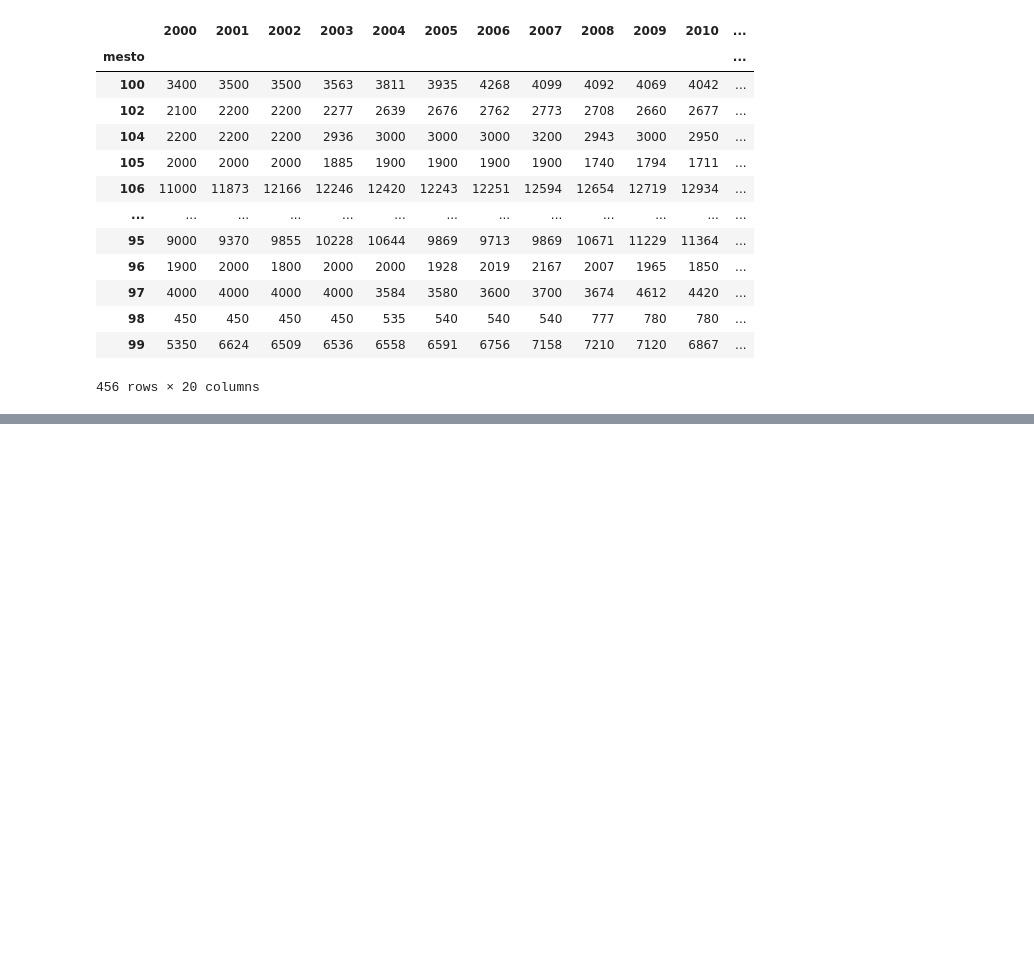
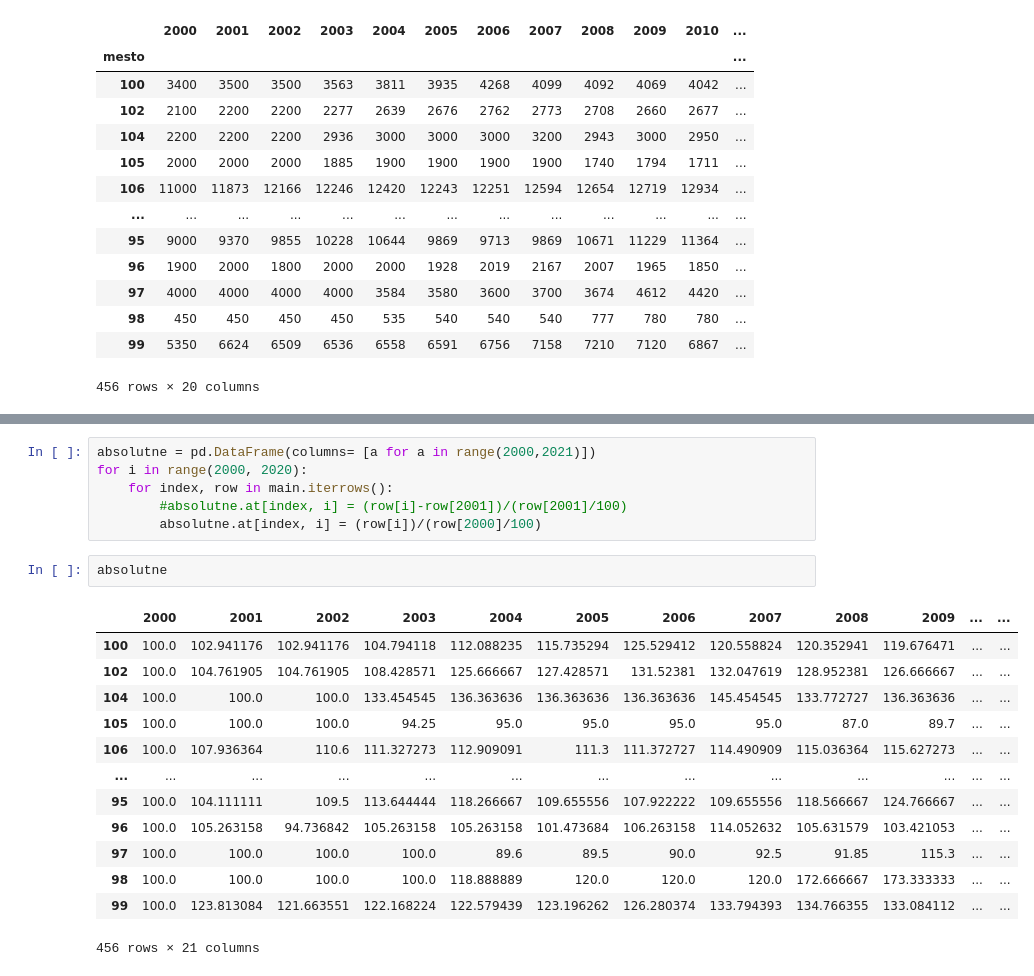
Before and after one commit to BeniKovac/PR21BKKTKVD, a Jupyter notebook: 4_vprasanje.ipynb, the cells around one changed output, grey strips where cells are left out. Drawn from its saved outputs; the diff is of its cells as text; blank space fills up the shorter version.

```diff
--- a/4_vprasanje.ipynb
+++ b/4_vprasanje.ipynb
@@ -246,0 +296,22 @@ ValueError: No axis named 100 for object type DataFrame
+# %%
+absolutne = pd.DataFrame(columns= [a for a in range(2000,2021)])
+for i in range(2000, 2020):
+    for index, row in main.iterrows():
+        #absolutne.at[index, i] = (row[i]-row[2001])/(row[2001]/100)
+        absolutne.at[index, i] = (row[i])/(row[2000]/100)
+# %%
+absolutne
+# %% [output]
+|  | 2000 | 2001 | 2002 | 2003 | 2004 | 2005 | 2006 | 2007 | 2008 | 2009 | ... | ... |
+| 100 | 100.0 | 102.941176 | 102.941176 | 104.794118 | 112.088235 | 115.735294 | 125.529412 | 120.558824 | 120.352941 | 119.676471 | ... | ... |
+| 102 | 100.0 | 104.761905 | 104.761905 | 108.428571 | 125.666667 | 127.428571 | 131.52381 | 132.047619 | 128.952381 | 126.666667 | ... | ... |
+| 104 | 100.0 | 100.0 | 100.0 | 133.454545 | 136.363636 | 136.363636 | 136.363636 | 145.454545 | 133.772727 | 136.363636 | ... | ... |
+| 105 | 100.0 | 100.0 | 100.0 | 94.25 | 95.0 | 95.0 | 95.0 | 95.0 | 87.0 | 89.7 | ... | ... |
+| 106 | 100.0 | 107.936364 | 110.6 | 111.327273 | 112.909091 | 111.3 | 111.372727 | 114.490909 | 115.036364 | 115.627273 | ... | ... |
+| ... | ... | ... | ... | ... | ... | ... | ... | ... | ... | ... | ... | ... |
+| 95 | 100.0 | 104.111111 | 109.5 | 113.644444 | 118.266667 | 109.655556 | 107.922222 | 109.655556 | 118.566667 | 124.766667 | ... | ... |
+| 96 | 100.0 | 105.263158 | 94.736842 | 105.263158 | 105.263158 | 101.473684 | 106.263158 | 114.052632 | 105.631579 | 103.421053 | ... | ... |
+| 97 | 100.0 | 100.0 | 100.0 | 100.0 | 89.6 | 89.5 | 90.0 | 92.5 | 91.85 | 115.3 | ... | ... |
+| 98 | 100.0 | 100.0 | 100.0 | 100.0 | 118.888889 | 120.0 | 120.0 | 120.0 | 172.666667 | 173.333333 | ... | ... |
+| 99 | 100.0 | 123.813084 | 121.663551 | 122.168224 | 122.579439 | 123.196262 | 126.280374 | 133.794393 | 134.766355 | 133.084112 | ... | ... |
+456 rows × 21 columns
```
Also changed, not shown: parts of 9 cells of this notebook, 2 other files.
